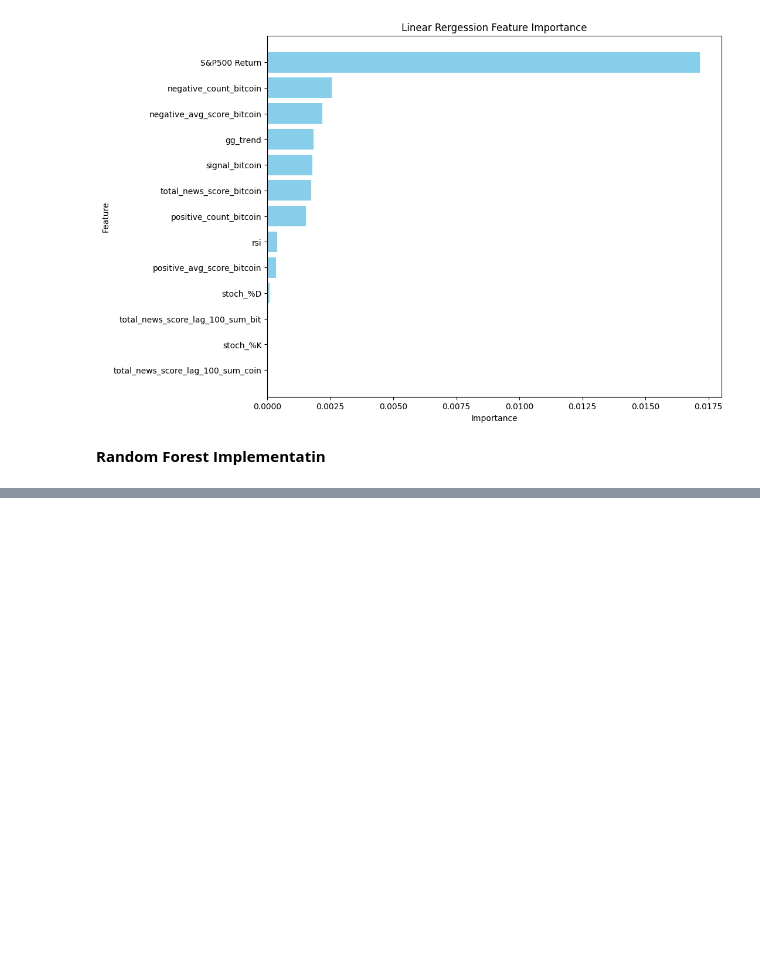
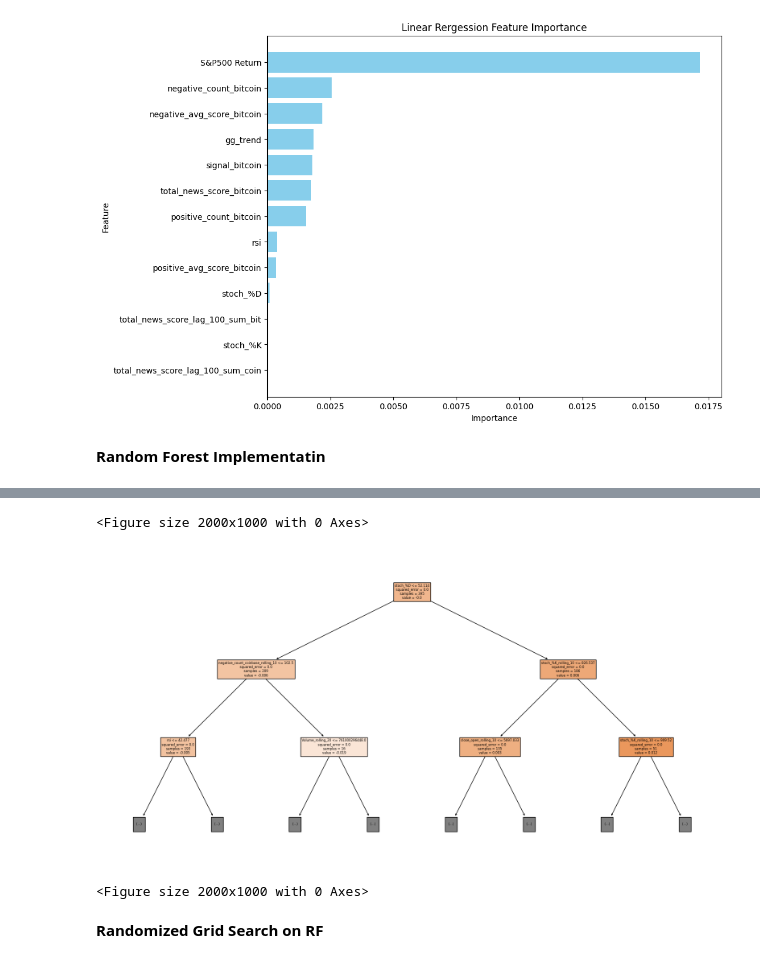
Before and after one commit to nogibjj/Flamingo-ML, a Jupyter notebook: Modeling/Rakeen_model.ipynb, the cells around one changed output, grey strips where cells are left out. Drawn from its saved outputs; the diff is of its cells as text; code cells hidden in the pictures; blank space fills up the shorter version.

```diff
--- a/Modeling/Rakeen_model.ipynb
+++ b/Modeling/Rakeen_model.ipynb
@@ -407,0 +660,14 @@ Random Forest Daily Direction Accuracy: 0.5038961038961038
+# %%
+# first 2 layers of random forest model, to see how the model is making decisions, only 2 layers are shown
+from sklearn.tree import plot_tree
+
+plt.figure(figsize=(20, 10))
+plot_tree(model.estimators_[3], feature_names=X_train.columns, filled=True, max_depth=2)
+
+plt.figure(figsize=(20, 10))
+# %% [output]
+<Figure size 2000x1000 with 0 Axes>
+[figure, added]
+<Figure size 2000x1000 with 0 Axes>
+# %% [markdown]
+**Randomized Grid Search on RF**
```
Also changed, not shown: parts of 16 cells of this notebook, 7 other files.
